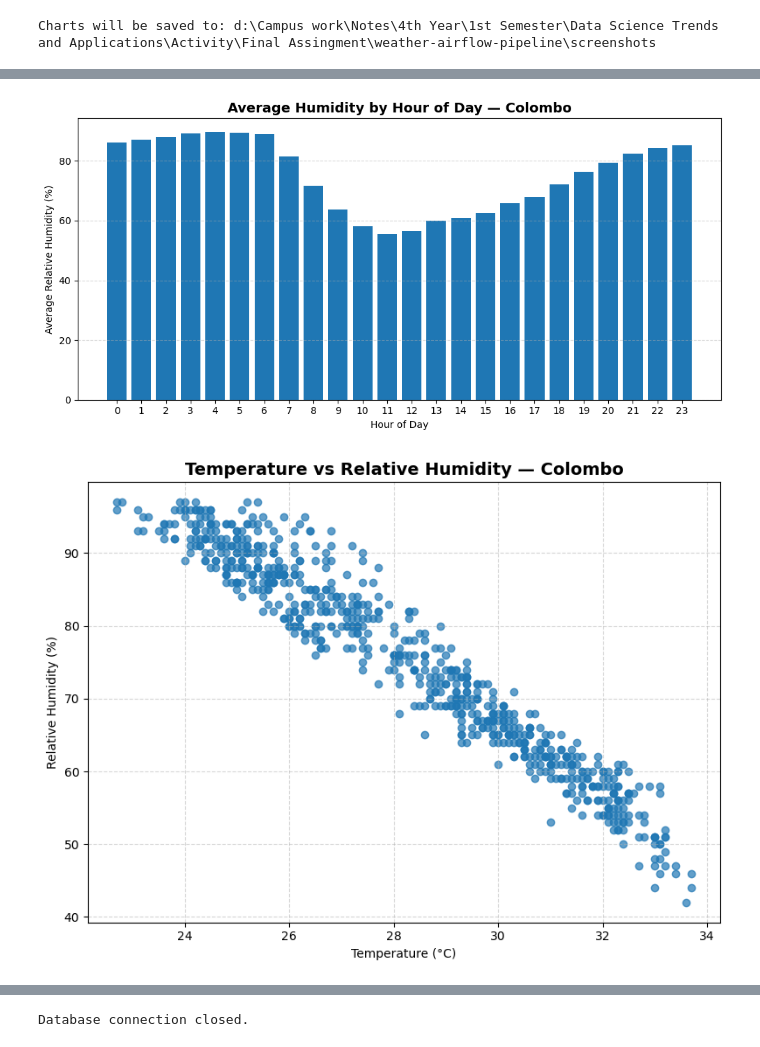
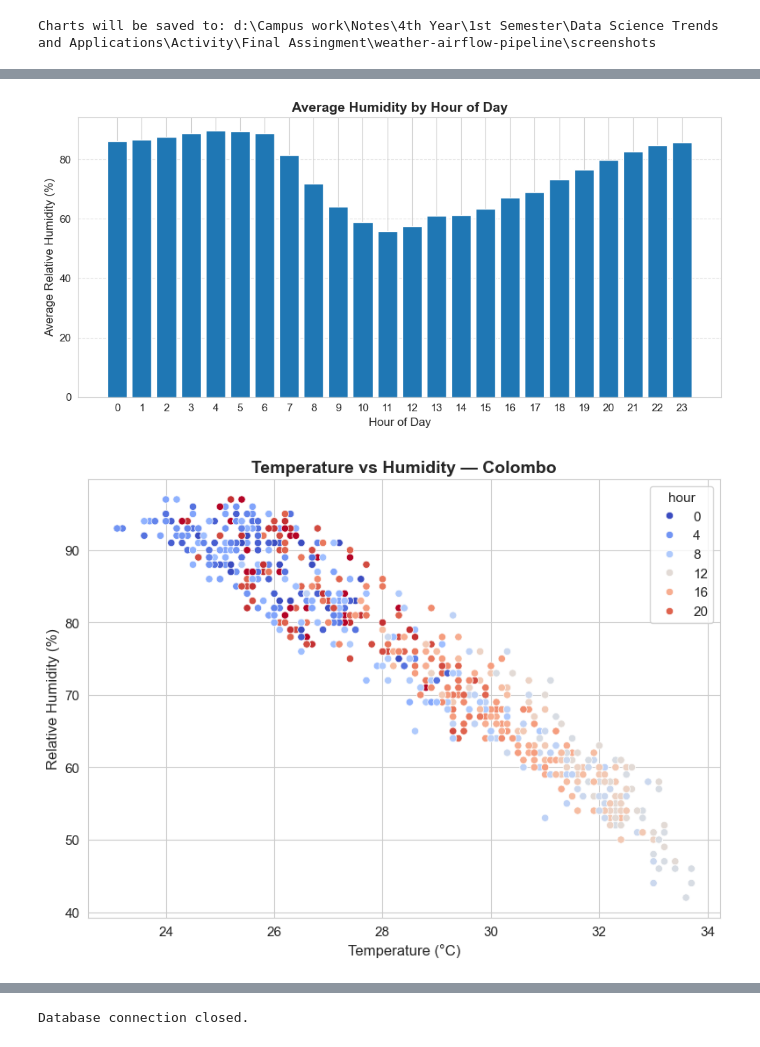
Before and after one commit to AkithaPasandul/Automated-Daily-Weather-Data-Pipeline-using-Apache-Airflow, a Jupyter notebook: notebooks/weather_visualization.ipynb, the cells around one changed output, grey strips where cells are left out. Drawn from its saved outputs; the diff is of its cells as text; code cells hidden in the pictures.

```diff
--- a/notebooks/weather_visualization.ipynb
+++ b/notebooks/weather_visualization.ipynb
@@ -11,6 +11,13 @@ import os
 import pandas as pd
 import matplotlib.pyplot as plt
 import matplotlib.dates as mdates
+import seaborn as sns
 from sqlalchemy import create_engine
 
-print('Libraries loaded.')
+sns.set_style("whitegrid")
+
+plt.rcParams.update({
+    "font.size": 11,
+    "axes.titlesize": 14,
+    "axes.labelsize": 12,
+})
@@ -303,7 +329,7 @@ ax.bar(
     hourly_humidity['relative_humidity_2m']
 )
 
-ax.set_title('Average Humidity by Hour of Day — Colombo', fontsize=14, fontweight='bold')
+ax.set_title('Average Humidity by Hour of Day', fontsize=14, fontweight='bold')
 ax.set_xlabel('Hour of Day')
 ax.set_ylabel('Average Relative Humidity (%)')
 ax.set_xticks(range(0, 24))
@@ -313,28 +339,29 @@ plt.tight_layout()
 plt.savefig(os.path.join(SCREENSHOTS_DIR, 'avg_humidity_by_hour.png'), dpi=300, bbox_inches='tight')
 plt.show()
 # %% [output]
-[figure, old version]
+[figure, new version]
 # %%
 # Chart 6 — Temperature vs humidity
 
-fig, ax = plt.subplots(figsize=(8, 6))
+plt.figure(figsize=(8,6))
 
-scatter = ax.scatter(
-    df['temperature_2m'],
-    df['relative_humidity_2m'],
-    alpha=0.7
+sns.scatterplot(
+    data=df,
+    x='temperature_2m',
+    y='relative_humidity_2m',
+    hue='hour',
+    palette='coolwarm',
 )
 
-ax.set_title('Temperature vs Relative Humidity — Colombo', fontsize=14, fontweight='bold')
-ax.set_xlabel('Temperature (°C)')
-ax.set_ylabel('Relative Humidity (%)')
-ax.grid(True, linestyle='--', alpha=0.5)
+plt.title('Temperature vs Humidity — Colombo', fontsize=14, fontweight='bold')
+plt.xlabel('Temperature (°C)')
+plt.ylabel('Relative Humidity (%)')
 
 plt.tight_layout()
-plt.savefig(os.path.join(SCREENSHOTS_DIR, 'temperature_vs_humidity.png'), dpi=300, bbox_inches='tight')
+plt.savefig(os.path.join(SCREENSHOTS_DIR, 'temp_vs_humidity_seaborn.png'), dpi=300)
 plt.show()
 # %% [output]
-[figure, old version]
+[figure, new version]
 # %%
 # Chart 7 — Weather code frequency
 
```
Also changed, not shown: parts of 15 cells of this notebook.
